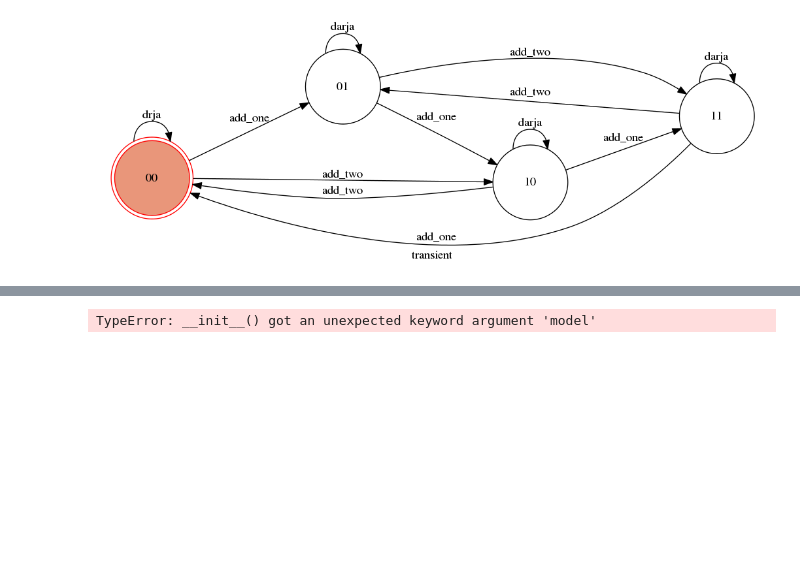
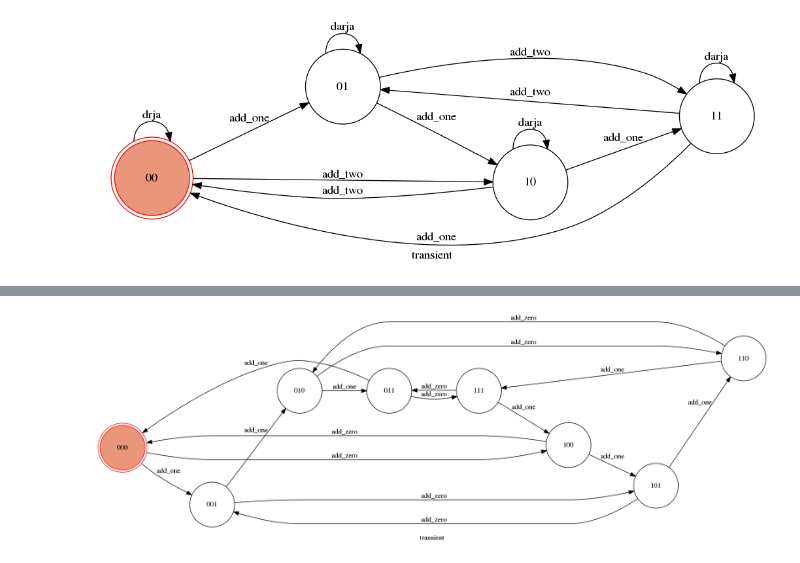
Before and after one commit to MohammadForouhesh/FSM, a Jupyter notebook: report_and_test.ipynb, the cells around one changed output, grey strips where cells are left out. Cells and saved outputs as stored; diff of their text form; code cells hidden in the pictures; blank space fills up the shorter version.

```diff
--- a/report_and_test.ipynb
+++ b/report_and_test.ipynb
@@ -56,34 +75,35 @@ model.show_graph()
 states=['000', '001', '010', '011', '100', '101', '110', '111']
 transitions = [
     {'trigger': 'add_zero', 'source': '000', 'dest': '100'},
     {'trigger': 'add_one', 'source': '000', 'dest': '001'},
     {'trigger': 'add_zero', 'source': '001', 'dest': '101'},
     {'trigger': 'add_one', 'source': '001', 'dest': '010'},
     {'trigger': 'add_zero', 'source': '010', 'dest': '110'},
     {'trigger': 'add_one', 'source': '010', 'dest': '011'},
     {'trigger': 'add_zero', 'source': '011', 'dest': '111'},
     {'trigger': 'add_one', 'source': '011', 'dest': '000'},
     {'trigger': 'add_zero', 'source': '100', 'dest': '000'},
     {'trigger': 'add_one', 'source': '100', 'dest': '101'},
     {'trigger': 'add_zero', 'source': '101', 'dest': '001'},
     {'trigger': 'add_one', 'source': '101', 'dest': '110'},
     {'trigger': 'add_zero', 'source': '110', 'dest': '010'},
     {'trigger': 'add_one', 'source': '110', 'dest': '111'},
     {'trigger': 'add_zero', 'source': '111', 'dest': '011'},
     {'trigger': 'add_one', 'source': '111', 'dest': '100'},
 ]
 
 model = Matter()
 machine = GraphMachine(model=model,
                        states=states,
                        transitions=transitions,
+                       auto_transitions=False,
                        initial='000',
                        title="transient",
                        show_conditions=True)
 
 model.show_graph()
 # %% [output]
-TypeError: __init__() got an unexpected keyword argument 'model'
+[figure, added]
 # %%
 
 r1 = input()
```
Also changed, not shown: parts of 9 cells of this notebook, 9 other files.
